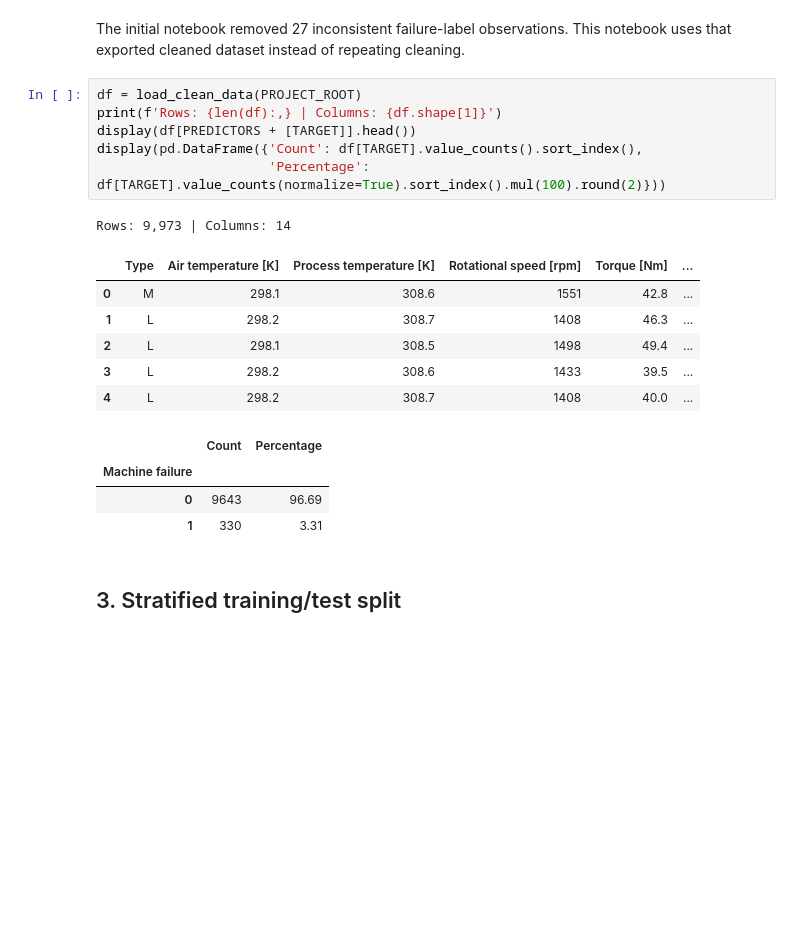
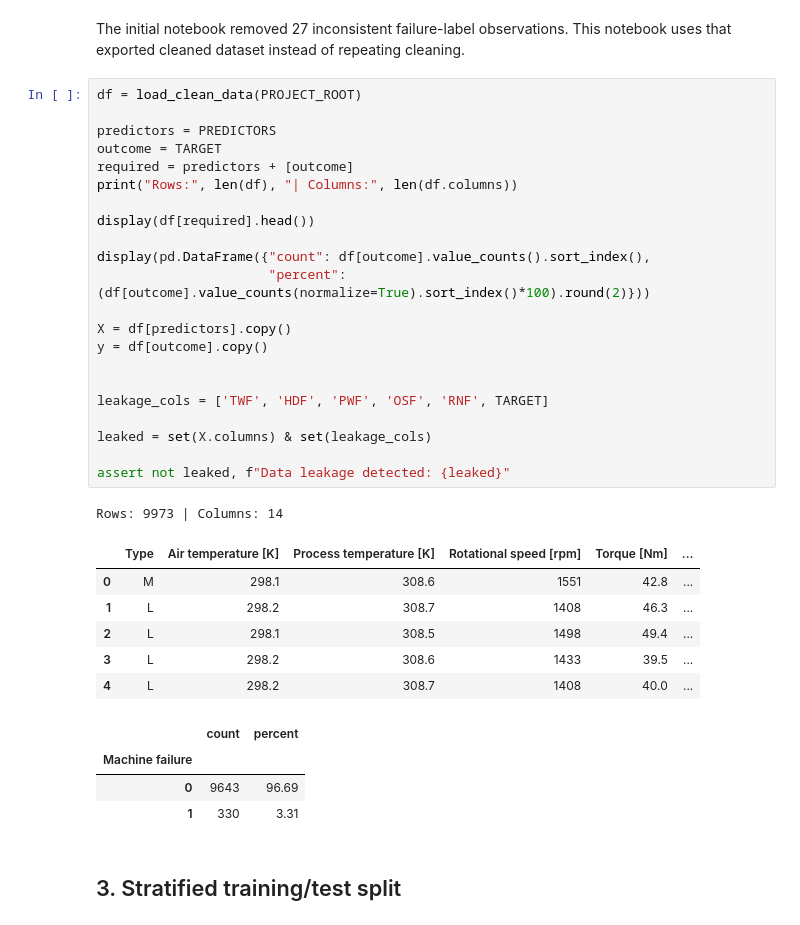
Before and after one commit to 37216110/cis480_capstone, a Jupyter notebook: notebooks/modeling/random_forest.ipynb, the cells around one changed output. Saved outputs shown, nothing was run; the diff lists cells and outputs as text; blank space fills up the shorter version.

Commit message:
added leakage checks to the modeling notebooks

```diff
--- a/notebooks/modeling/random_forest.ipynb
+++ b/notebooks/modeling/random_forest.ipynb
@@ -39,19 +39,35 @@ FIGURES_DIR.mkdir(parents=True, exist_ok=True)
 The initial notebook removed 27 inconsistent failure-label observations. This notebook uses that exported cleaned dataset instead of repeating cleaning.
 # %%
 df = load_clean_data(PROJECT_ROOT)
-print(f'Rows: {len(df):,} | Columns: {df.shape[1]}')
-display(df[PREDICTORS + [TARGET]].head())
-display(pd.DataFrame({'Count': df[TARGET].value_counts().sort_index(),
-                      'Percentage': df[TARGET].value_counts(normalize=True).sort_index().mul(100).round(2)}))
+
+predictors = PREDICTORS
+outcome = TARGET
+required = predictors + [outcome]
+print("Rows:", len(df), "| Columns:", len(df.columns))
+
+display(df[required].head())
+
+display(pd.DataFrame({"count": df[outcome].value_counts().sort_index(),
+                      "percent": (df[outcome].value_counts(normalize=True).sort_index()*100).round(2)}))
+
+X = df[predictors].copy()
+y = df[outcome].copy()
+
+
+leakage_cols = ['TWF', 'HDF', 'PWF', 'OSF', 'RNF', TARGET]
+
+leaked = set(X.columns) & set(leakage_cols)
+
+assert not leaked, f"Data leakage detected: {leaked}"
 # %% [output]
-Rows: 9,973 | Columns: 14
+Rows: 9973 | Columns: 14
 |  | Type | Air temperature [K] | Process temperature [K] | Rotational speed [rpm] | Torque [Nm] | ... |
 | 0 | M | 298.1 | 308.6 | 1551 | 42.8 | ... |
 | 1 | L | 298.2 | 308.7 | 1408 | 46.3 | ... |
 | 2 | L | 298.1 | 308.5 | 1498 | 49.4 | ... |
 | 3 | L | 298.2 | 308.6 | 1433 | 39.5 | ... |
 | 4 | L | 298.2 | 308.7 | 1408 | 40.0 | ... |
-|  | Count | Percentage |
+|  | count | percent |
 | Machine failure |  |  |
 | 0 | 9643 | 96.69 |
 | 1 | 330 | 3.31 |
```
Also changed, not shown: 1 other file.
